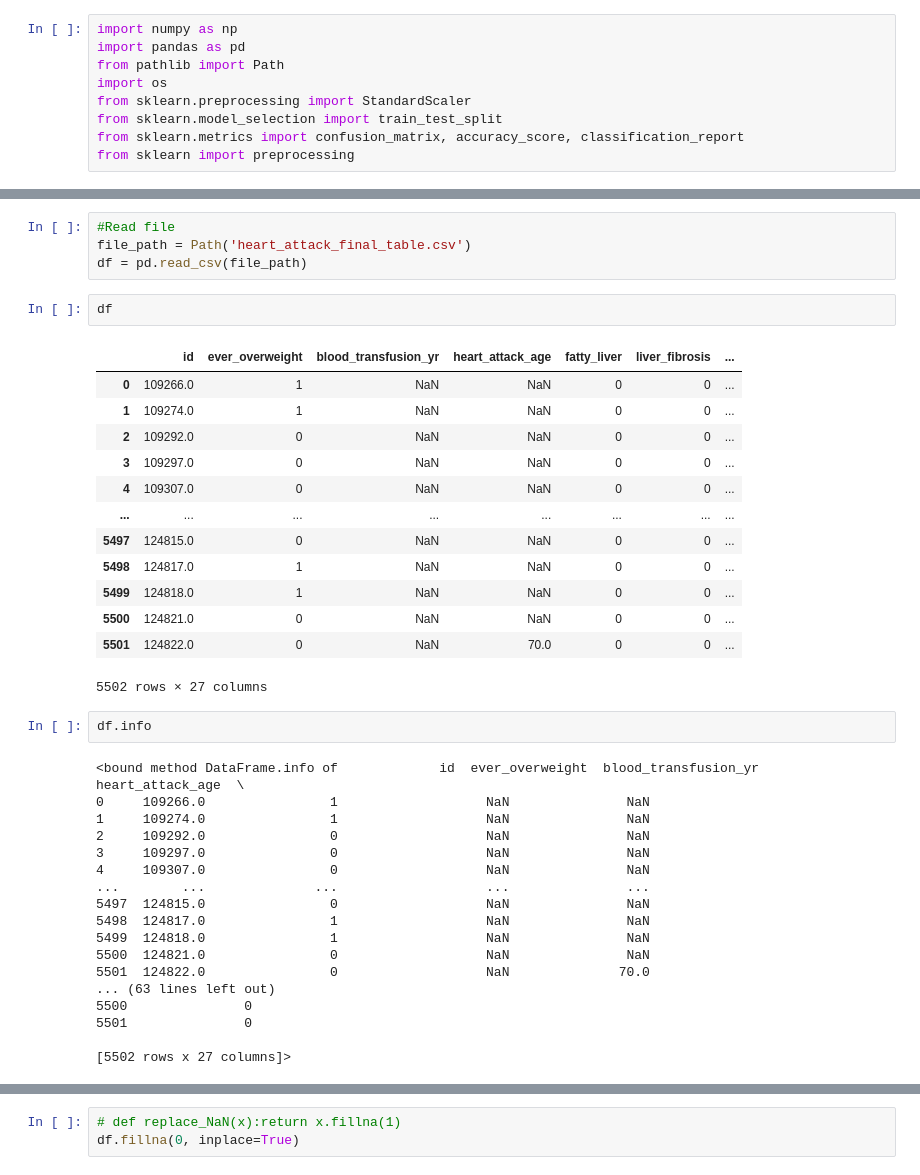
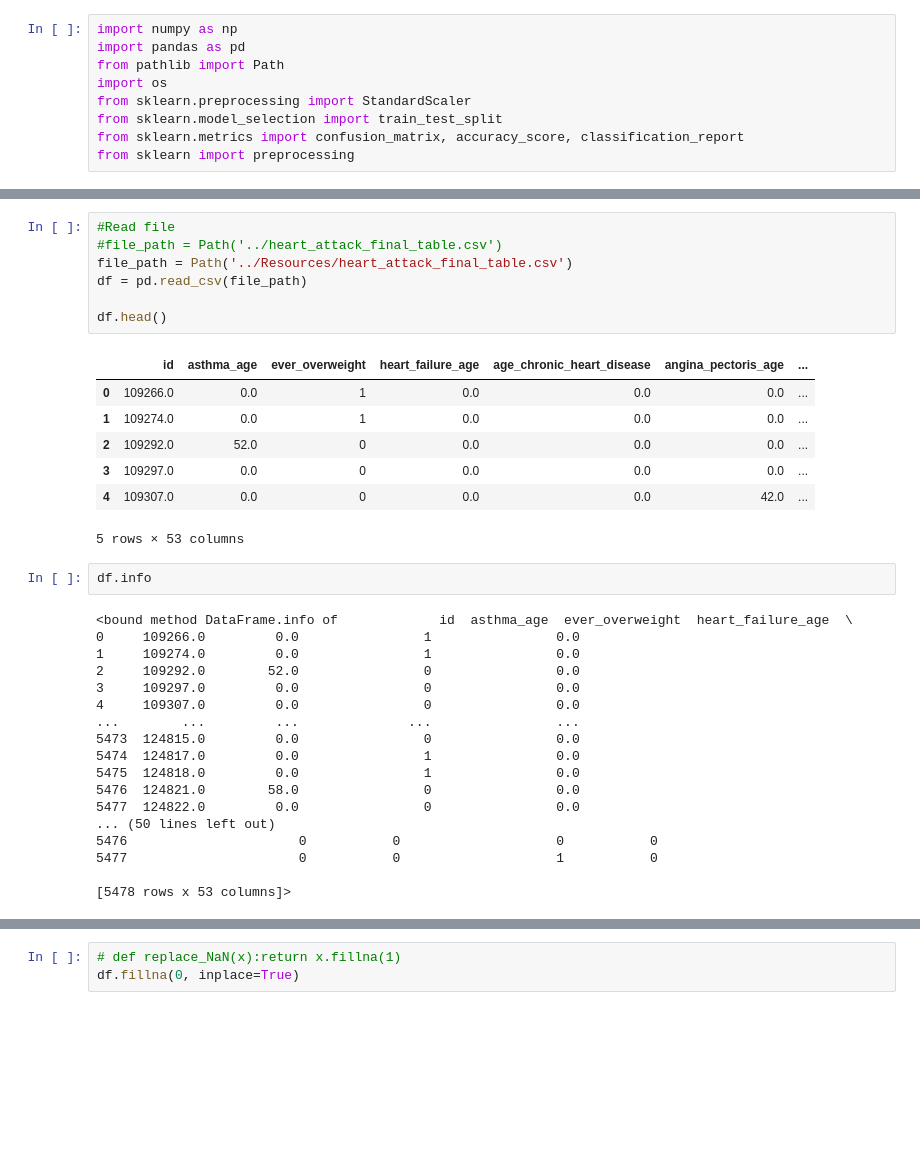
Before and after one commit to equitymarkets/HeartAttackPrediction, a Jupyter notebook: logistic regression/Logistic_Regression_working (2).ipynb, the cells around one changed output, grey strips where cells are left out. Saved outputs shown, nothing was run; the diff lists cells and outputs as text; blank space fills up the shorter version.

```diff
--- a/logistic regression/Logistic_Regression_working (2).ipynb
+++ b/logistic regression/Logistic_Regression_working (2).ipynb
@@ -17,40 +16,35 @@ Saving heart_attack_final_table.csv to heart_attack_final_table.csv
 # %%
 #Read file
-file_path = Path('heart_attack_final_table.csv')
+#file_path = Path('../heart_attack_final_table.csv')
+file_path = Path('../Resources/heart_attack_final_table.csv')
 df = pd.read_csv(file_path)
+
+df.head()
+# %% [output]
+|  | id | asthma_age | ever_overweight | heart_failure_age | age_chronic_heart_disease | angina_pectoris_age | ... |
+| 0 | 109266.0 | 0.0 | 1 | 0.0 | 0.0 | 0.0 | ... |
+| 1 | 109274.0 | 0.0 | 1 | 0.0 | 0.0 | 0.0 | ... |
+| 2 | 109292.0 | 52.0 | 0 | 0.0 | 0.0 | 0.0 | ... |
+| 3 | 109297.0 | 0.0 | 0 | 0.0 | 0.0 | 0.0 | ... |
+| 4 | 109307.0 | 0.0 | 0 | 0.0 | 0.0 | 42.0 | ... |
+5 rows × 53 columns
-# %%
-df
-# %% [output]
-|  | id | ever_overweight | blood_transfusion_yr | heart_attack_age | fatty_liver | liver_fibrosis | ... |
-| 0 | 109266.0 | 1 | NaN | NaN | 0 | 0 | ... |
-| 1 | 109274.0 | 1 | NaN | NaN | 0 | 0 | ... |
-| 2 | 109292.0 | 0 | NaN | NaN | 0 | 0 | ... |
-| 3 | 109297.0 | 0 | NaN | NaN | 0 | 0 | ... |
-| 4 | 109307.0 | 0 | NaN | NaN | 0 | 0 | ... |
-| ... | ... | ... | ... | ... | ... | ... | ... |
-| 5497 | 124815.0 | 0 | NaN | NaN | 0 | 0 | ... |
-| 5498 | 124817.0 | 1 | NaN | NaN | 0 | 0 | ... |
-| 5499 | 124818.0 | 1 | NaN | NaN | 0 | 0 | ... |
-| 5500 | 124821.0 | 0 | NaN | NaN | 0 | 0 | ... |
-| 5501 | 124822.0 | 0 | NaN | 70.0 | 0 | 0 | ... |
-5502 rows × 27 columns
 # %%
 df.info
 # %% [output]
-<bound method DataFrame.info of             id  ever_overweight  blood_transfusion_yr  heart_attack_age  \
-0     109266.0                1                   NaN               NaN
-1     109274.0                1                   NaN               NaN
-2     109292.0                0                   NaN               NaN
-3     109297.0                0                   NaN               NaN
-4     109307.0                0                   NaN               NaN
-...        ...              ...                   ...               ...
-5497  124815.0                0                   NaN               NaN
-5498  124817.0                1                   NaN               NaN
-5499  124818.0                1                   NaN               NaN
-5500  124821.0                0                   NaN               NaN
-5501  124822.0                0                   NaN              70.0
-... (63 lines left out)
-5500               0
-5501               0
+<bound method DataFrame.info of             id  asthma_age  ever_overweight  heart_failure_age  \
+0     109266.0         0.0                1                0.0
+1     109274.0         0.0                1                0.0
+2     109292.0        52.0                0                0.0
+3     109297.0         0.0                0                0.0
+4     109307.0         0.0                0                0.0
+...        ...         ...              ...                ...
+5473  124815.0         0.0                0                0.0
+5474  124817.0         0.0                1                0.0
+5475  124818.0         0.0                1                0.0
+5476  124821.0        58.0                0                0.0
+5477  124822.0         0.0                0                0.0
+... (50 lines left out)
+5476                      0           0                    0           0
+5477                      0           0                    1           0
 
-[5502 rows x 27 columns]>
+[5478 rows x 53 columns]>
```
Also changed, not shown: parts of 24 cells of this notebook.
